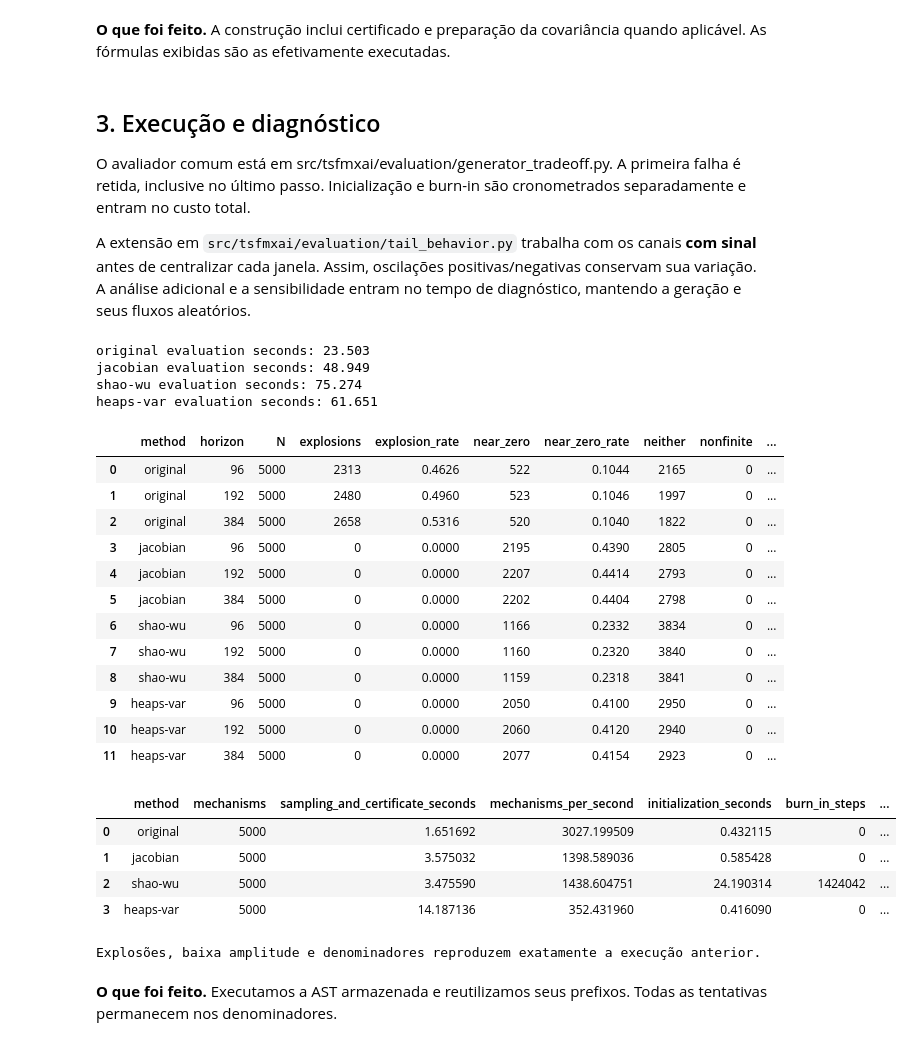
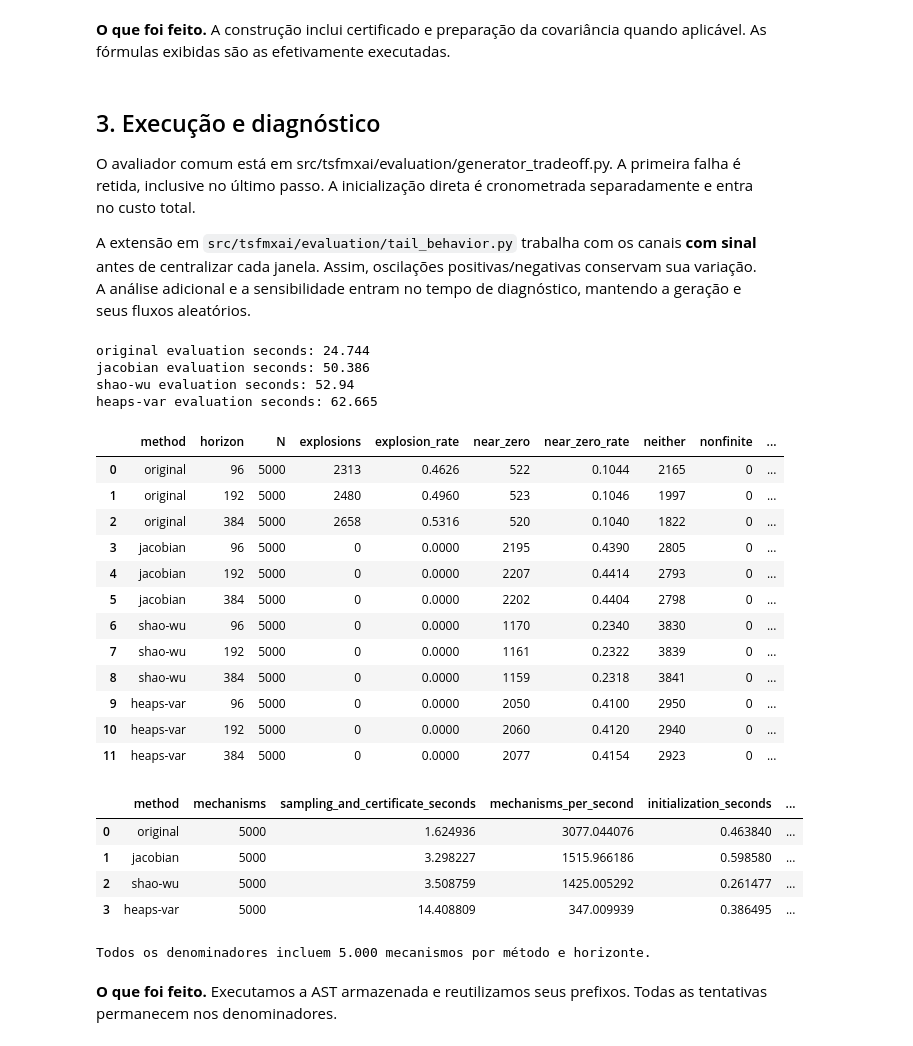
Before and after one commit to MateusWiteck/tsfmxai, a Jupyter notebook: experiments/abstract_syntax_tree/6_stability_methods_tradeoff.ipynb, the cells around one changed output. Saved outputs shown, nothing was run; the diff lists cells and outputs as text; code cells hidden in the pictures.

```diff
--- a/experiments/abstract_syntax_tree/6_stability_methods_tradeoff.ipynb
+++ b/experiments/abstract_syntax_tree/6_stability_methods_tradeoff.ipynb
@@ -69,7 +69,7 @@ BASE_CONFIG = RandomTreeConfig(
     require_lag=True, require_time=False, coefficient_gate_lags=False,
 )
 SHAO_CONFIG = ShaoWuConfig(tree_config=BASE_CONFIG, innovation_std=INNOVATION_STD,
-                           target_gain=.8, burn_in_tolerance=1e-4)
+                           target_gain=.8)
 HEAPS_CONFIG = HeapsVARConfig(num_series=1, minimum_order=1, maximum_order=12,
                              unconstrained_std=.45, innovation_std=INNOVATION_STD)
 
@@ -91,13 +91,11 @@ configuration = {
     "heaps-var": asdict(HEAPS_CONFIG), "blas_threads": 1, "trajectories_per_mechanism": 1,
     "future_noise": "same Gaussian draws per index for original/Shao-Wu/Heaps; uniform for Jacobian",
     "initialization": {"original": "uniform", "jacobian": "uniform inside D",
-                       "shao-wu": "burn-in with L2 error <= 1e-4", "heaps-var": "joint invariant Gaussian"},
+                       "shao-wu": "direct uniform [-1,1]; possible initial transient", "heaps-var": "joint invariant Gaussian"},
 }
 configuration["tail_diagnostics"] = asdict(TAIL_CONFIG)
 configuration["tail_sensitivity_tolerances"] = TAIL_TOLERANCES
 configuration["tail_criterion"] = "signed per-channel windows; all attempts in primary denominators"
-previous_execution = json.loads((PROJECT_ROOT / NOTEBOOK_PATH).read_text(encoding="utf-8"))[
-    "metadata"]["tsfmxai_previous_execution"]
 pd.set_option("display.max_columns", None)
 print(json.dumps(configuration, indent=2))
 # %% [output]
@@ -177,7 +175,7 @@ dtype: float64
 # %% [markdown]
 ## 3. Execução e diagnóstico
 
-O avaliador comum está em src/tsfmxai/evaluation/generator_tradeoff.py. A primeira falha é retida, inclusive no último passo. Inicialização e burn-in são cronometrados separadamente e entram no custo total.
+O avaliador comum está em src/tsfmxai/evaluation/generator_tradeoff.py. A primeira falha é retida, inclusive no último passo. A inicialização direta é cronometrada separadamente e entra no custo total.
 
 A extensão em `src/tsfmxai/evaluation/tail_behavior.py` trabalha com os canais **com sinal** antes de centralizar cada janela. Assim, oscilações positivas/negativas conservam sua variação. A análise adicional e a sensibilidade entram no tempo de diagnóstico, mantendo a geração e seus fluxos aleatórios.
 # %%
@@ -212,52 +210,47 @@ tail_summary = outcomes.groupby(["method", "horizon"], sort=False).agg(
     **{label: (label, "sum") for label in TAIL_LABELS},
 ).reset_index()
 for label in TAIL_LABELS:
     tail_summary[label + "_rate"] = tail_summary[label] / tail_summary.N
     tail_summary[label + "_among_eligible"] = tail_summary[label] / tail_summary.eligible.replace(0, np.nan)
     ci = [wilson_interval(int(k), int(n)) for k, n in zip(tail_summary[label], tail_summary.N)]
     tail_summary[label + "_wilson_95_low"] = [v[0] for v in ci]
     tail_summary[label + "_wilson_95_high"] = [v[1] for v in ci]
 sensitivity_outcomes = pd.DataFrame([
     row for result in results.values() for row in result["tail_sensitivity"]
 ])
 sensitivity_summary = sensitivity_outcomes.groupby(
     ["method", "horizon", "flat_tolerance"], sort=False
 ).agg(N=("sample_index", "size"), eligible=("tail_eligible", "sum"),
       **{label: (label, "sum") for label in TAIL_LABELS}).reset_index()
 for label in TAIL_LABELS:
     sensitivity_summary[label + "_rate"] = sensitivity_summary[label] / sensitivity_summary.N
 
-# A nova medição deve preservar os resultados anteriores de explosão/baixa amplitude.
-old_summary = pd.DataFrame(previous_execution["metrics"]["stability"])
-stable_columns = ["N", "explosions", "near_zero", "nonfinite", "finite_threshold_crossings"]
-old_counts = old_summary.set_index(["method", "horizon"])[stable_columns].sort_index()
-new_counts = summary.set_index(["method", "horizon"])[stable_columns].sort_index()
-pd.testing.assert_frame_equal(new_counts, old_counts, check_dtype=False)
-print("Explosões, baixa amplitude e denominadores reproduzem exatamente a execução anterior.")
+assert all(summary.N.eq(SAMPLE_COUNT))
+print("Todos os denominadores incluem 5.000 mecanismos por método e horizonte.")
 # %% [output]
-original evaluation seconds: 23.503
-jacobian evaluation seconds: 48.949
-shao-wu evaluation seconds: 75.274
-heaps-var evaluation seconds: 61.651
+original evaluation seconds: 24.744
+jacobian evaluation seconds: 50.386
+shao-wu evaluation seconds: 52.94
+heaps-var evaluation seconds: 62.665
 |  | method | horizon | N | explosions | explosion_rate | near_zero | near_zero_rate | neither | nonfinite | ... |
 | 0 | original | 96 | 5000 | 2313 | 0.4626 | 522 | 0.1044 | 2165 | 0 | ... |
 | 1 | original | 192 | 5000 | 2480 | 0.4960 | 523 | 0.1046 | 1997 | 0 | ... |
 | 2 | original | 384 | 5000 | 2658 | 0.5316 | 520 | 0.1040 | 1822 | 0 | ... |
 | 3 | jacobian | 96 | 5000 | 0 | 0.0000 | 2195 | 0.4390 | 2805 | 0 | ... |
 | 4 | jacobian | 192 | 5000 | 0 | 0.0000 | 2207 | 0.4414 | 2793 | 0 | ... |
 | 5 | jacobian | 384 | 5000 | 0 | 0.0000 | 2202 | 0.4404 | 2798 | 0 | ... |
-| 6 | shao-wu | 96 | 5000 | 0 | 0.0000 | 1166 | 0.2332 | 3834 | 0 | ... |
-| 7 | shao-wu | 192 | 5000 | 0 | 0.0000 | 1160 | 0.2320 | 3840 | 0 | ... |
+| 6 | shao-wu | 96 | 5000 | 0 | 0.0000 | 1170 | 0.2340 | 3830 | 0 | ... |
+| 7 | shao-wu | 192 | 5000 | 0 | 0.0000 | 1161 | 0.2322 | 3839 | 0 | ... |
 | 8 | shao-wu | 384 | 5000 | 0 | 0.0000 | 1159 | 0.2318 | 3841 | 0 | ... |
 | 9 | heaps-var | 96 | 5000 | 0 | 0.0000 | 2050 | 0.4100 | 2950 | 0 | ... |
 | 10 | heaps-var | 192 | 5000 | 0 | 0.0000 | 2060 | 0.4120 | 2940 | 0 | ... |
 | 11 | heaps-var | 384 | 5000 | 0 | 0.0000 | 2077 | 0.4154 | 2923 | 0 | ... |
-|  | method | mechanisms | sampling_and_certificate_seconds | mechanisms_per_second | initialization_seconds | burn_in_steps | ... |
-| 0 | original | 5000 | 1.651692 | 3027.199509 | 0.432115 | 0 | ... |
-| 1 | jacobian | 5000 | 3.575032 | 1398.589036 | 0.585428 | 0 | ... |
-| 2 | shao-wu | 5000 | 3.475590 | 1438.604751 | 24.190314 | 1424042 | ... |
-| 3 | heaps-var | 5000 | 14.187136 | 352.431960 | 0.416090 | 0 | ... |
+|  | method | mechanisms | sampling_and_certificate_seconds | mechanisms_per_second | initialization_seconds | ... |
+| 0 | original | 5000 | 1.624936 | 3077.044076 | 0.463840 | ... |
+| 1 | jacobian | 5000 | 3.298227 | 1515.966186 | 0.598580 | ... |
+| 2 | shao-wu | 5000 | 3.508759 | 1425.005292 | 0.261477 | ... |
+| 3 | heaps-var | 5000 | 14.408809 | 347.009939 | 0.386495 | ... |
-Explosões, baixa amplitude e denominadores reproduzem exatamente a execução anterior.
+Todos os denominadores incluem 5.000 mecanismos por método e horizonte.
 # %% [markdown]
 **O que foi feito.** Executamos a AST armazenada e reutilizamos seus prefixos. Todas as tentativas permanecem nos denominadores.
 # %% [markdown]
```
Also changed, not shown: parts of 11 cells of this notebook, 18 other files.
